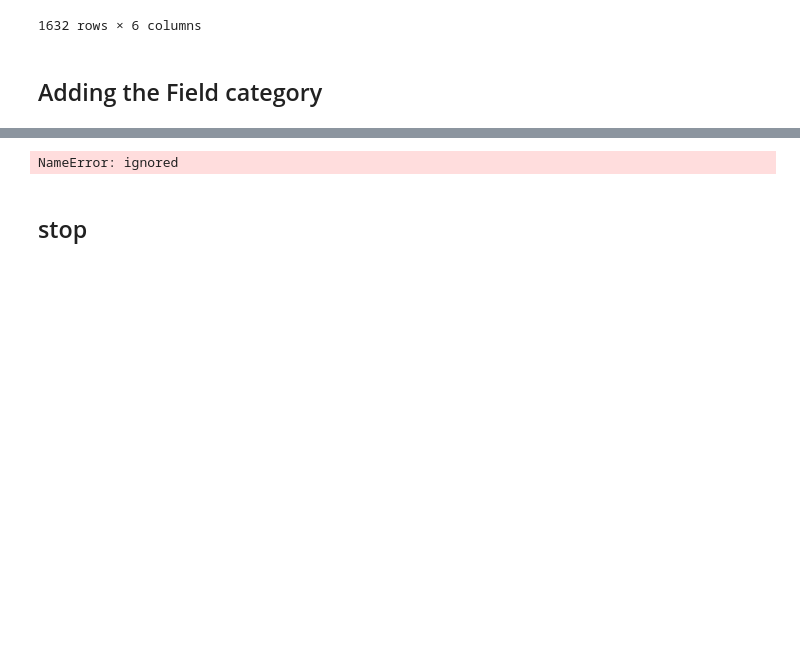
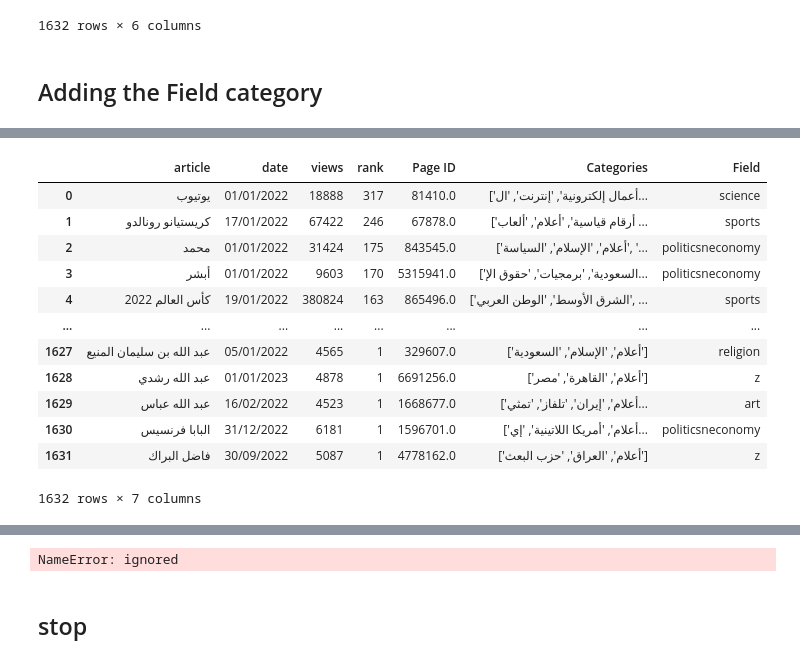
Before and after one commit to ia234/Python_23, a Jupyter notebook: Category_Analysis.ipynb, the cells around one changed output, grey strips where cells are left out. Saved outputs shown, nothing was run; the diff lists cells and outputs as text; code cells hidden in the pictures; blank space fills up the shorter version.

```diff
--- a/Category_Analysis.ipynb
+++ b/Category_Analysis.ipynb
@@ -645,6 +668,62 @@ smaller_df
 | 1630 | البابا فرنسيس | 31/12/2022 | 6181 | 1 | 1596701.0 | ['أعلام', 'أمريكا اللاتينية', 'إي... | politicsneconomy |
 | 1631 | فاضل البراك | 30/09/2022 | 5087 | 1 | 4778162.0 | ['أعلام', 'العراق', 'حزب البعث'] | z |
 1632 rows × 7 columns
+# %%
+import pandas as pd
+import re
+
+# Assuming you have a DataFrame called smaller_df with a "Categories" column
+
+# Define a function to categorize the rows based on the presence of words
+def categorize_field(row):
+    if isinstance(row, str):  # Check if the input is a string
+        if re.search(r'\bكأس العالم\b|\bألعاب أولمبية\b|\bكرة القدم\b|\bرياضة\b|\bسباحة\b|\bكرة اليد\b|\bكرة المضرب\b|\bمصارعة\b', row):
+            return "sports"
+
+        # Use word boundaries for "السياسة" to match exactly
+        elif re.search(r'\bالسياسة\b|\bملكية\b|\bالاقتصاد\b|\bالحرب\b|\bالقانون\b|\bحقوق\b|\bصراع\b|\bحرب\b|\bآل سعود\b', row):
+            return "politicsneconomy"
+
+        # Use word boundaries for "دول" and "جزر" to match exactly
+        elif re.search(r'\bدول\b|\bجزر\b|\bجغرافيا\b', row):
+            return "locations"
+
+        # Use word boundaries for "الإسلام" to match exactly
+        elif re.search(r'\bالإسلام\b|\bالأديان\b|\bالشيعة\b|\bالمسيحية\b|\bاليهودية\b|\bالجاينية\b|\bالسيخية\b|\bالهندوسية\b', row):
+            return "religion"
+
+        # Use word boundaries for "علم" and "علوم" to match exactly
+        elif re.search(r'\bعلم\b|\bعلوم\b|\bطب\b|\bتقانة\b|\bتجمعات سكانية\b|\bزراعة\b|\bتعليم\b|\bبيطرة\b|\bشركات\b|\bإلكترونية\b', row):
+            return "science"
+
+
+        # Use word boundaries for "تمثيل" to match exactly
+        elif re.search(r'\bتمثيل\b|\bسينما\b|\bأدب\b|\bموسيقى\b|\bفنون\b|\bتلفاز\b|\bثقافة\b|\bموضة\b|\bإعلام\b|\bمسرح\b|\bدراما\b|\bفلكلور\b|\كوميديا\b', row):
+            return "art"
+
+
+
+    return "z"
+
+# Apply the categorize_field function to create the "Field" column     ألعاب فيديو
+smaller_df['Field'] = smaller_df['Categories'].apply(categorize_field)
+
+# Print the updated DataFrame
+smaller_df
+# %% [output]
+|  | article | date | views | rank | Page ID | Categories | Field |
+| 0 | يوتيوب | 01/01/2022 | 18888 | 317 | 81410.0 | ['أعمال إلكترونية', 'إنترنت', 'ال... | science |
+| 1 | كريستيانو رونالدو | 17/01/2022 | 67422 | 246 | 67878.0 | ['أرقام قياسية', 'أعلام', 'ألعاب ... | sports |
+| 2 | محمد | 01/01/2022 | 31424 | 175 | 843545.0 | ['أعلام', 'الإسلام', 'السياسة', '... | politicsneconomy |
+| 3 | أبشر | 01/01/2022 | 9603 | 170 | 5315941.0 | ['السعودية', 'برمجيات', 'حقوق الإ... | politicsneconomy |
+| 4 | كأس العالم 2022 | 19/01/2022 | 380824 | 163 | 865496.0 | ['الشرق الأوسط', 'الوطن العربي', ... | sports |
+| ... | ... | ... | ... | ... | ... | ... | ... |
+| 1627 | عبد الله بن سليمان المنيع | 05/01/2022 | 4565 | 1 | 329607.0 | ['أعلام', 'الإسلام', 'السعودية'] | religion |
+| 1628 | عبد الله رشدي | 01/01/2023 | 4878 | 1 | 6691256.0 | ['أعلام', 'القاهرة', 'مصر'] | z |
+| 1629 | عبد الله عباس | 16/02/2022 | 4523 | 1 | 1668677.0 | ['أعلام', 'إيران', 'تلفاز', 'تمثي... | art |
+| 1630 | البابا فرنسيس | 31/12/2022 | 6181 | 1 | 1596701.0 | ['أعلام', 'أمريكا اللاتينية', 'إي... | politicsneconomy |
+| 1631 | فاضل البراك | 30/09/2022 | 5087 | 1 | 4778162.0 | ['أعلام', 'العراق', 'حزب البعث'] | z |
+1632 rows × 7 columns
 # %%
 z_count = (smaller_df['Field'] == 'z').sum()
 print(f"Number of rows with 'z' in the 'Field' column: {z_count}")
```
Also changed, not shown: parts of 10 cells of this notebook.
